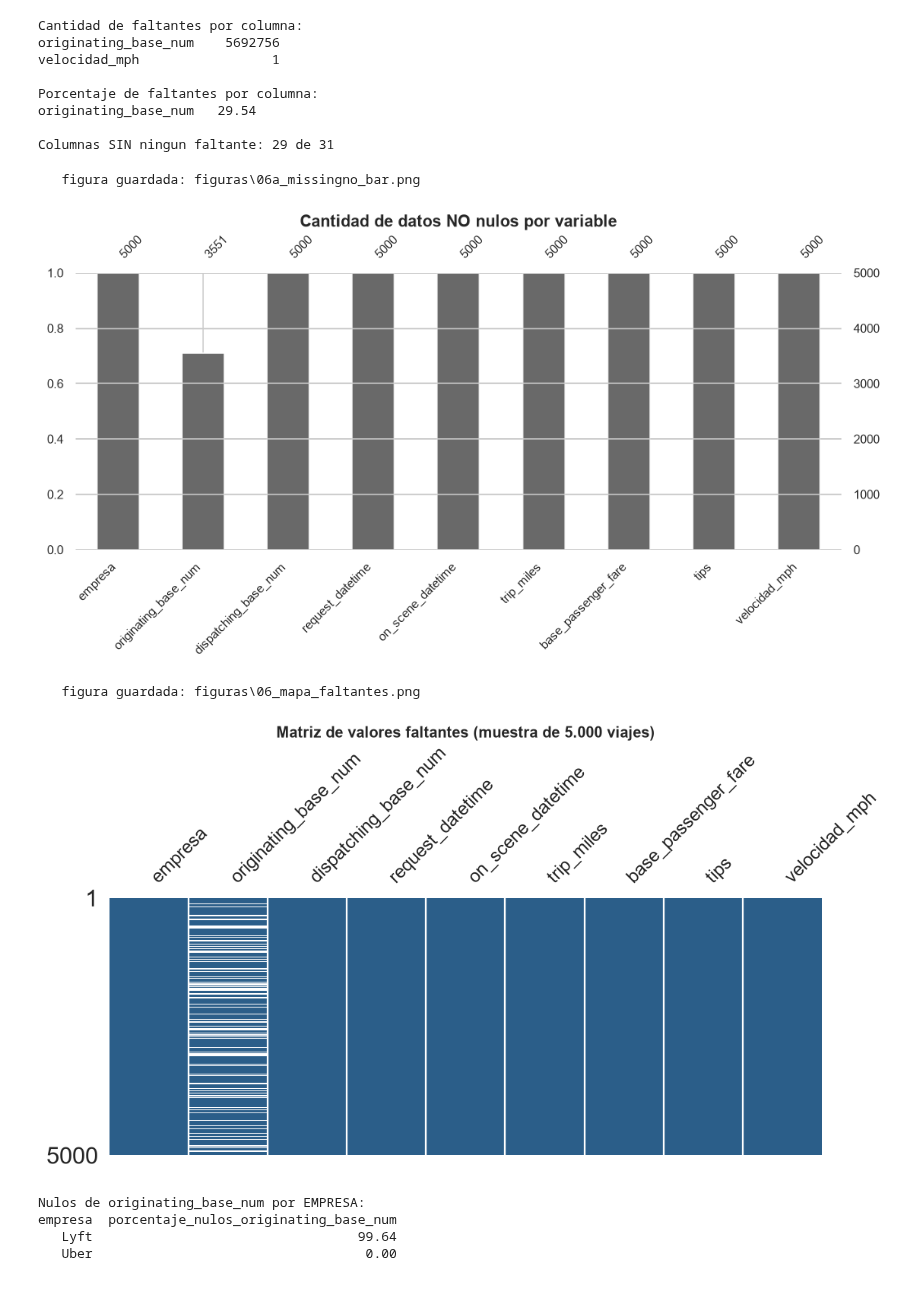
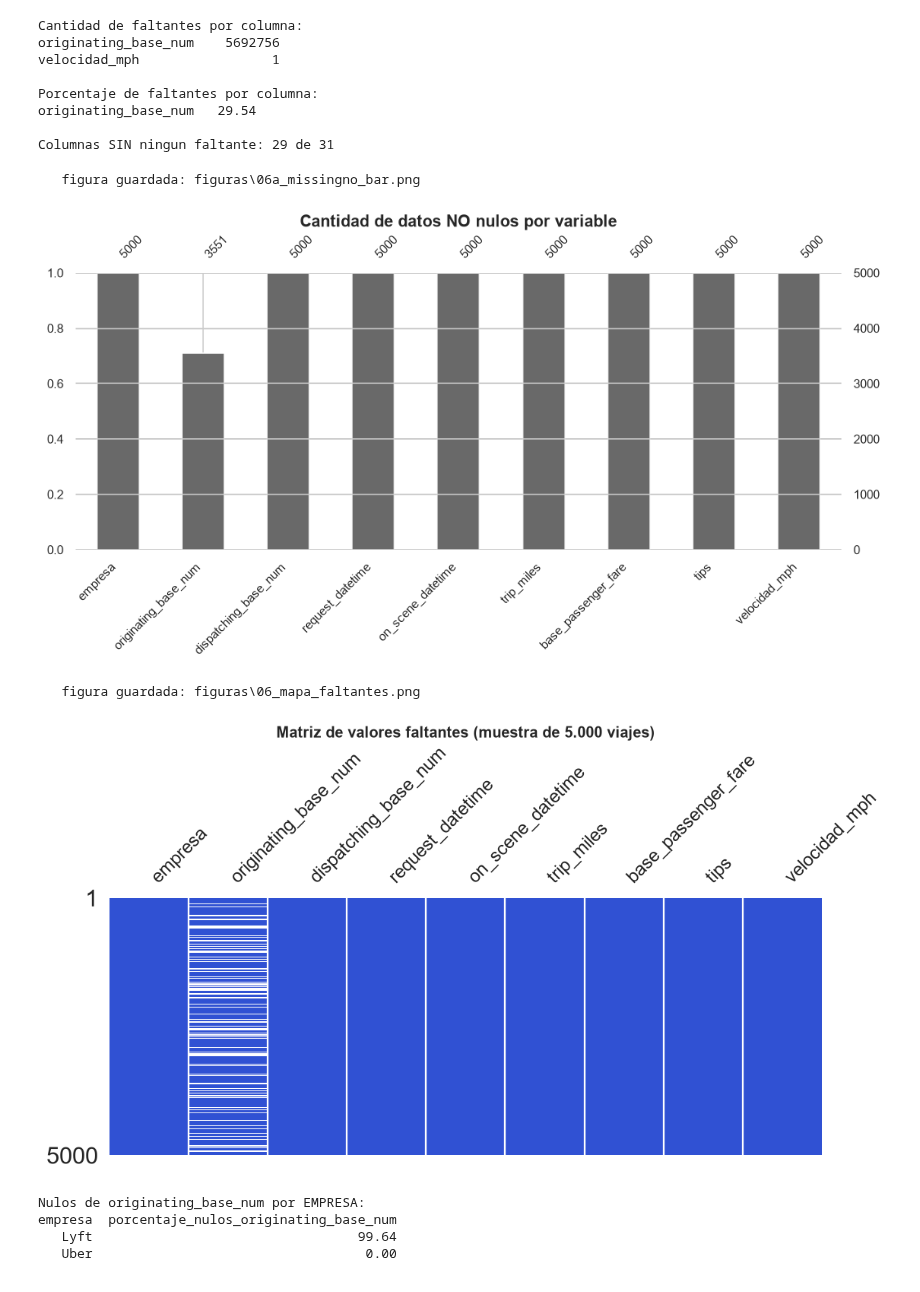
Before and after one commit to SilvertK164/ceia-analisis-datos-tp-hvfhs, a Jupyter notebook: TP_analisis_datos_hvfhs.ipynb, the cells around one changed output. Drawn from its saved outputs; the diff is of its cells as text; code cells hidden in the pictures.

```diff
--- a/TP_analisis_datos_hvfhs.ipynb
+++ b/TP_analisis_datos_hvfhs.ipynb
@@ -817,27 +828,27 @@ Columnas SIN ningun faltante: 29 de 31
 # %%
 # Visualizacion con missingno, como en clase_03 de la catedra
 import missingno as msno
 
 muestra_faltantes = df.sample(5_000, random_state=SEMILLA)
 columnas_a_mostrar = ["empresa", "originating_base_num", "dispatching_base_num",
                       "request_datetime", "on_scene_datetime", "trip_miles",
                       "base_passenger_fare", "tips", "velocidad_mph"]
 
 msno.bar(muestra_faltantes[columnas_a_mostrar], fontsize=10, figsize=(11, 4))
 plt.title("Cantidad de datos NO nulos por variable", fontsize=13)
 guardar_figura("06a_missingno_bar")
 plt.show()
 
 msno.matrix(muestra_faltantes[columnas_a_mostrar], figsize=(11, 4),
-            color=(0.17, 0.37, 0.54), sparkline=False)
+            color=(0.19, 0.32, 0.83), sparkline=False)
 plt.title("Matriz de valores faltantes (muestra de 5.000 viajes)", fontsize=13)
 guardar_figura("06_mapa_faltantes")
 plt.show()
 # %% [output]
    figura guardada: figuras\06a_missingno_bar.png
 [figure]
    figura guardada: figuras\06_mapa_faltantes.png
-[figure, old version]
+[figure, new version]
 # %%
 # Funcion tomada de clase_03_analisis _faltantes_outliers.ipynb (catedra).
 # Calcula el porcentaje de nulos de una columna, agrupando por otras.
```
Also changed, not shown: parts of 20 cells of this notebook.
